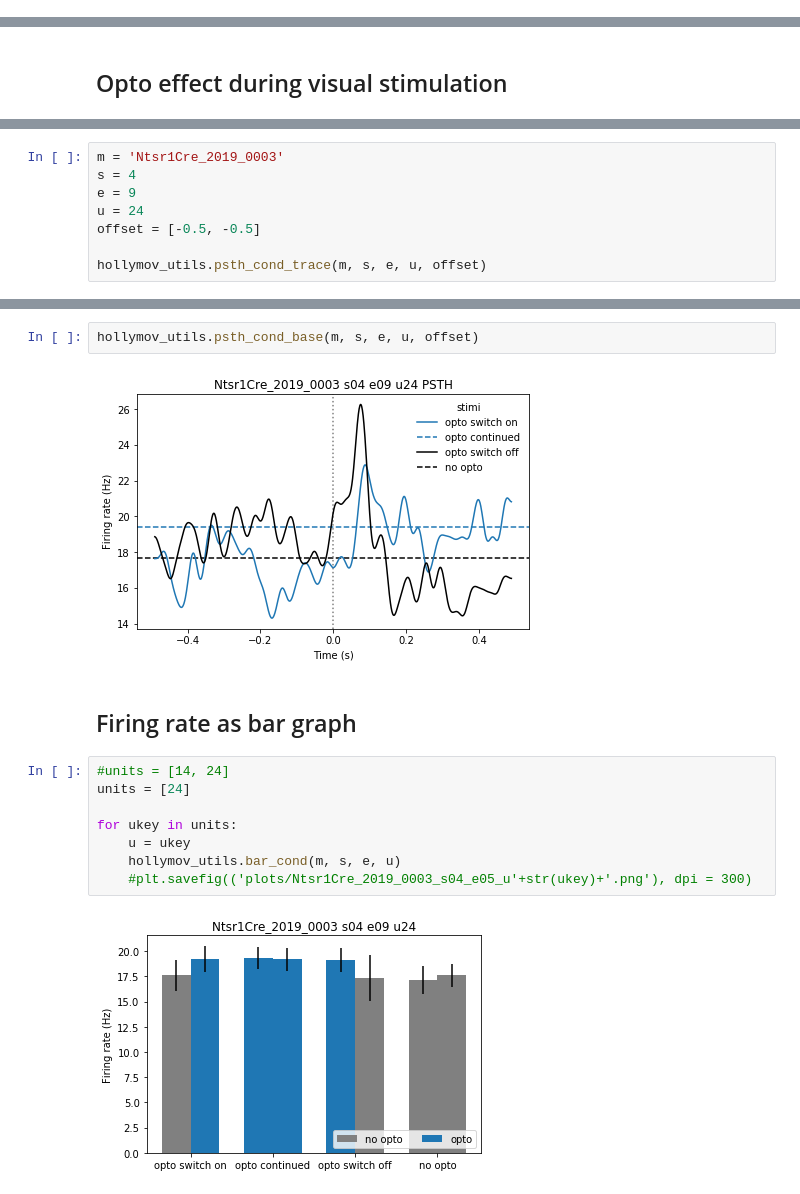
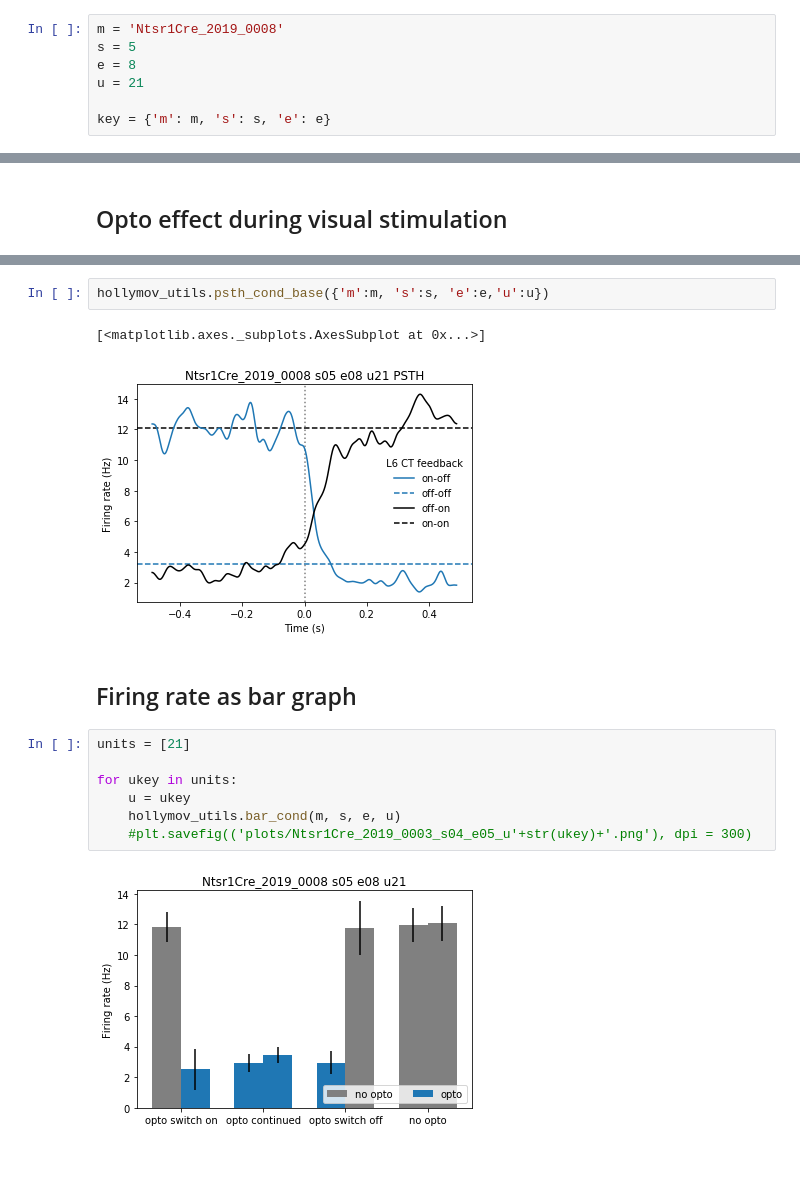
Before and after one commit to yannikbauer/hollymov_code, a Jupyter notebook: notebooks/20191115_test_hollymov_utils.ipynb, the cells around one changed output, grey strips where cells are left out. Cells and saved outputs as stored; diff of their text form; blank space fills up the shorter version.

Commit message:
update notebook for changes in psth functions

```diff
--- a/notebooks/20191115_test_hollymov_utils.ipynb
+++ b/notebooks/20191115_test_hollymov_utils.ipynb
@@ -37,3 +42,10 @@ key_s04e09 = {'m': 'Ntsr1Cre_2019_0003', 's': 4, 'e': 9}
+# %%
+m = 'Ntsr1Cre_2019_0008'
+s = 5
+e = 8
+u = 21
+
+key = {'m': m, 's': s, 'e': e}
 # %% [markdown]
 ## Get time ranges
 
@@ -138,8 +156,0 @@ evtranges_spont = tranges_all_s04e09[util.intersect_tranges(xptranges_spont, tra
-# %%
-m = 'Ntsr1Cre_2019_0003'
-s = 4
-e = 9
-u = 24
-offset = [-0.5, -0.5]
-
-hollymov_utils.psth_cond_trace(m, s, e, u, offset)
@@ -148,16 +182,16 @@ hollymov_utils.psth_cond_trace(m, s, e, u, offset)
 # %%
-hollymov_utils.psth_cond_base(m, s, e, u, offset)
+hollymov_utils.psth_cond_base({'m':m, 's':s, 'e':e,'u':u})
 # %% [output]
+[<matplotlib.axes._subplots.AxesSubplot at 0x...>]
-[figure, old version]
+[figure, new version]
 # %% [markdown]
 ## Firing rate as bar graph
 # %%
-#units = [14, 24]
-units = [24]
+units = [21]
 
 for ukey in units:
     u = ukey
     hollymov_utils.bar_cond(m, s, e, u)
     #plt.savefig(('plots/Ntsr1Cre_2019_0003_s04_e05_u'+str(ukey)+'.png'), dpi = 300)
 # %% [output]
-[figure, old version]
+[figure, new version]
```
Also changed, not shown: parts of 21 cells of this notebook.
